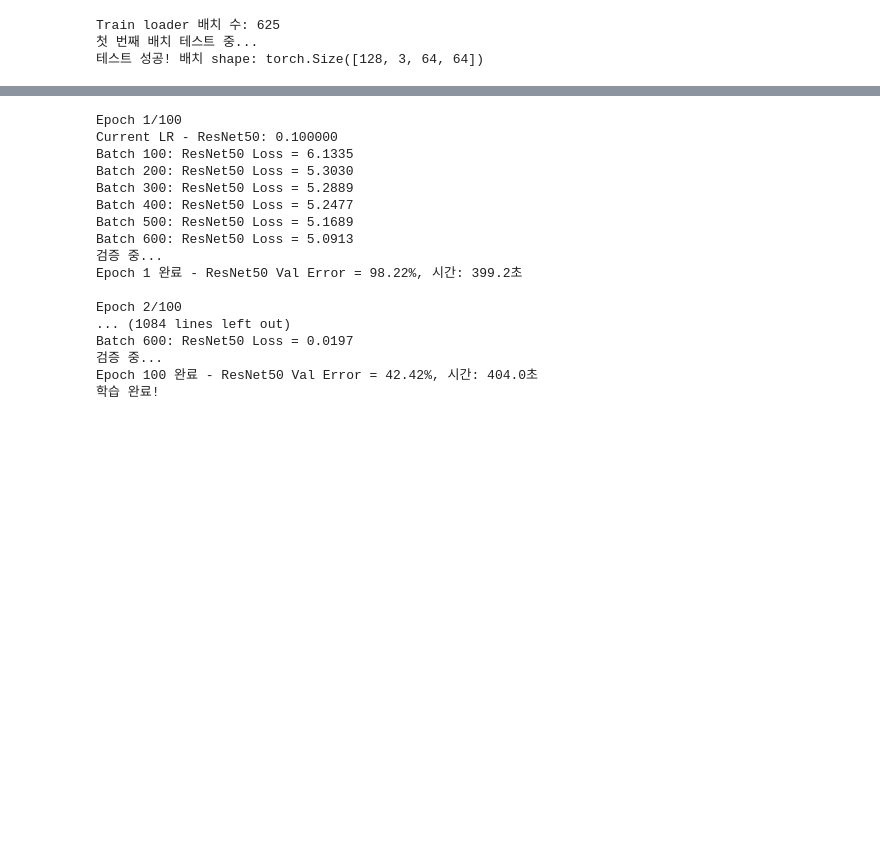
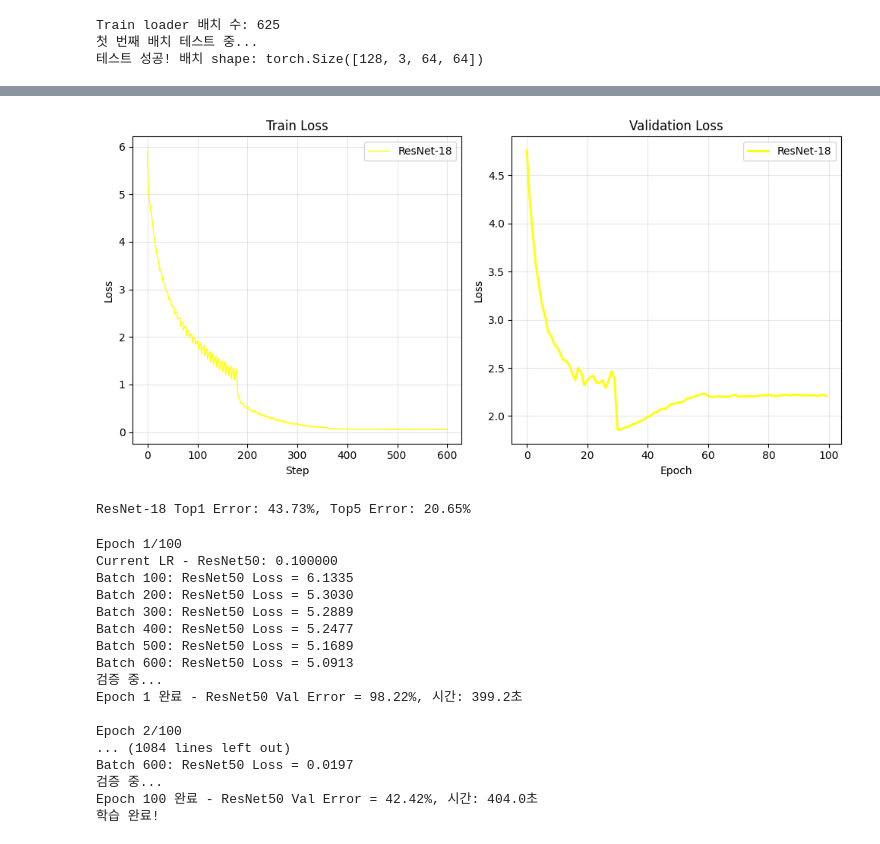
Before and after one commit to Donghyeon-Shin/learning_AI, a Jupyter notebook: Architectures/SENet/model.ipynb, the cells around one changed output, grey strips where cells are left out. Drawn from its saved outputs; the diff is of its cells as text; code cells hidden in the pictures; blank space fills up the shorter version.

Commit message:
feat : Tiny-ImageNet-200 ResNet-18 Model 학습

```diff
--- a/Architectures/SENet/model.ipynb
+++ b/Architectures/SENet/model.ipynb
@@ -11,6 +11,7 @@ import os
 device = torch.device('cuda' if torch.cuda.is_available() else 'cpu')
 print(f"Using device: {device}")
 
+scaler_resnet_18 = GradScaler('cuda')
 scaler_resnet_50 = GradScaler('cuda')
 scaler_se_resnet_50 = GradScaler('cuda')
 
@@ -245,6 +246,11 @@ class Net(nn.Module):
         out = self.fc(out)
         return out
 # %%
+# 18 layer resent
+resnet_18 = Net(ResNetBottleneck, [2, 2, 2, 2])
+resnet_18_train_loss = []
+resnet_18_val_loss = []
+
 # 50 layer resnet
 resnet_50 = Net(ResNetBottleneck, [3, 4, 6, 3])
 resnet_50_loss = []
@@ -255,6 +261,7 @@ se_resnet_50_loss = []
 se_resnet_50_error = []
 
 # 모델을 GPU로 이동
+resnet_18 = resnet_18.to(device)
 resnet_50 = resnet_50.to(device)
 se_resnet_50 = se_resnet_50.to(device)
 # %%
@@ -264,14 +271,13 @@ import numpy as np
 # 크로스 엔트로피 손실 함수 사용
 criterion = nn.CrossEntropyLoss()
 
-# 초기 학습률을 더 낮게 설정 (경사 폭발 방지)
-# ResNet-50과 같은 깊은 네트워크에서는 더 보수적인 접근 필요
-
 # 모멘텀 0.9, weight_decay 1e-4, 초기 lr 0.1
+resnet_18_optimizer = optim.SGD(resnet_18.parameters(), lr=0.1, momentum=0.9, weight_decay=1e-4)
 resnet_50_optimizer = optim.SGD(resnet_50.parameters(), lr=0.1, momentum=0.9, weight_decay=1e-4)
 se_resnet_50_optimizer = optim.SGD(se_resnet_50.parameters(), lr=0.1, momentum=0.9, weight_decay=1e-4)
 
 # 학습률 스케줄링 - MultiStepLR으로 변경
+resnet_18_scheduler = optim.lr_scheduler.MultiStepLR(resnet_18_optimizer, milestones=[30, 60, 90], gamma=0.1)
 resnet_50_scheduler = optim.lr_scheduler.MultiStepLR(resnet_50_optimizer, milestones=[30, 60, 90], gamma=0.1)
 se_resnet_50_scheduler = optim.lr_scheduler.MultiStepLR(se_resnet_50_optimizer, milestones=[30, 60, 90], gamma=0.1)
 
@@ -303,3 +395,44 @@ def evaluate_model(model, data_loader, is_top5=False):
+# %%
+import matplotlib.pyplot as plt
+
+# ResNet 그래프
+plt.figure(figsize=(15, 5))
+# Train loss 그래프
+plt.subplot(1, 3, 1)
+plt.plot(resnet_18_train_loss, label='ResNet-18', color='yellow', linewidth=1)
+
+plt.title("Train Loss")
+plt.xlabel("Step")
+plt.ylabel("Loss")
+plt.legend()
+plt.grid(True, alpha=0.3)
+
+# Val loss 그래프
+# val loss step x 값 보정
+x_values = [i * 6 for i in range(len(resnet_18_val_loss))]
+
+# 오류율 그래프
+plt.subplot(1, 3, 2)
+plt.plot(resnet_18_val_loss, label='ResNet-18', color='yellow', linewidth=2)
+plt.title("Validation Loss")
+plt.xlabel("Epoch")
+plt.ylabel("Loss")
+plt.legend()
+plt.grid(True, alpha=0.3)
+
+plt.tight_layout()
+plt.show()
+# %% [output]
+[figure, added]
+# %%
+# ResNet-18 test top1, top5
+resnet_18_test_top1_error = evaluate_model(resnet_18, test_loader)
+
+resnet_18_test_top5_error = evaluate_model(resnet_18, test_loader, is_top5=True)
+
+print(f"ResNet-18 Top1 Error: {resnet_18_test_top1_error:.2f}%, Top5 Error: {resnet_18_test_top5_error:.2f}%")
+# %% [output]
+ResNet-18 Top1 Error: 43.73%, Top5 Error: 20.65%
 # %%
 import time
 
```
Also changed, not shown: parts of 2 cells of this notebook.
